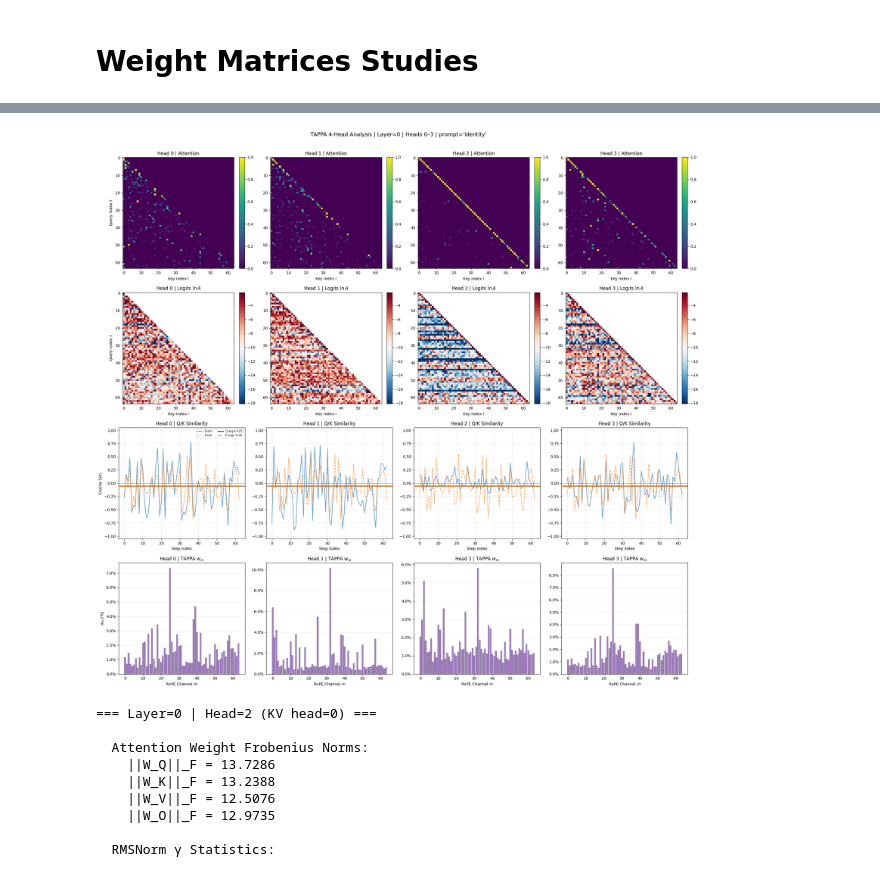
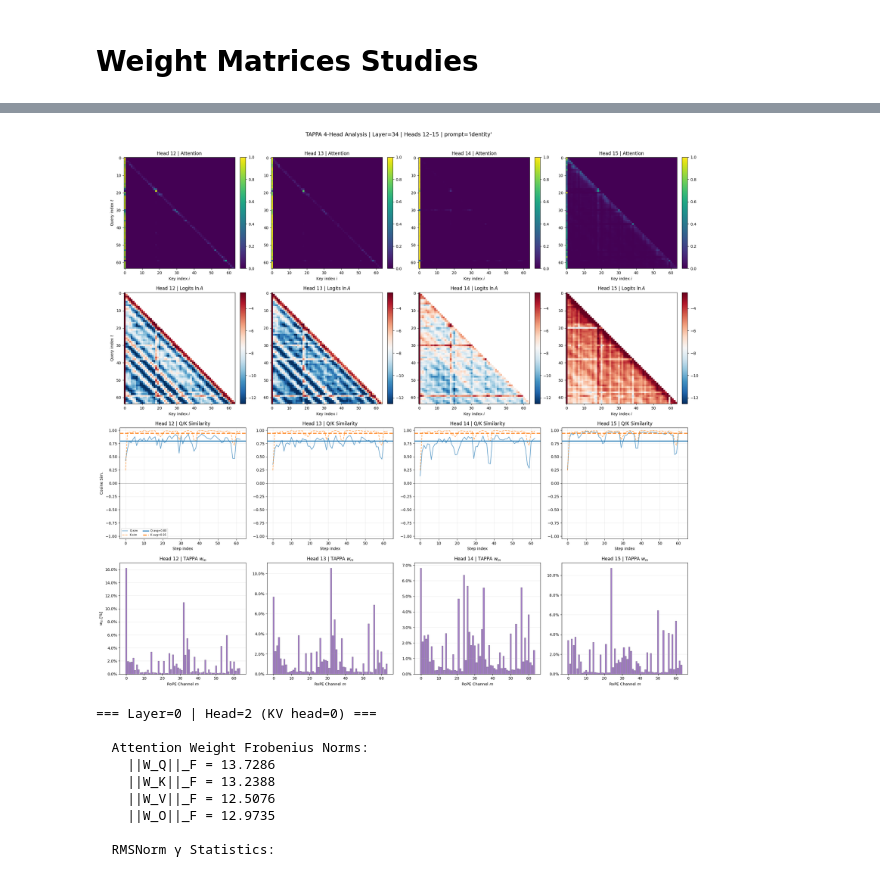
Before and after one commit to raffaeledagostino/sparse-attention-patterns, a Jupyter notebook: features_exploration.ipynb, the cells around one changed output, grey strips where cells are left out. Cells and saved outputs as stored; diff of their text form; code cells hidden in the pictures.

```diff
--- a/features_exploration.ipynb
+++ b/features_exploration.ipynb
@@ -897,36 +897,36 @@ def plot_four_heads_tappa(
         ax3.set_title(f"Head {head_idx} | TAPPA $w_m$")
         ax3.set_xlabel("RoPE Channel $m$")
         ax3.set_ylabel("$w_m$ [%]" if col == 0 else "")
         ax3.yaxis.set_major_formatter(plt.FuncFormatter(lambda y, _: f"{y:.1f}%"))
         ax3.grid(alpha=0.25, axis="y")
 
     plt.tight_layout()
     plt.show()
 
     return {
         "attention_matrices":  attn_matrices,
         "logit_matrices":      logit_matrices,
         "q_sims":              q_sims,
         "k_sims":              k_sims,
         "q_avg":               q_avg,
         "k_avg":               k_avg,
         "w_m_pcts":            w_m_pcts,
         "rope_cos":            rope_cos,
         # ── Aggiunte necessarie ──
         "q_proj_full":         q_proj_full,   # [t, num_heads, head_dim]
         "k_proj_full":         k_proj_full,   # [t, num_kv_heads, head_dim]
     }
 
 # Example usage:
 results = plot_four_heads_tappa(
     model=model,
-    layer_idx=0,
-    first_head_idx=0,
+    layer_idx=34,
+    first_head_idx=12,
     seq_len=64,
     prompt_type="identity",
 )
 # %% [output]
-[figure, old version]
+[figure, new version]
 # %%
 @torch.inference_mode()
 def print_head_weight_norms(model, layer_idx: int, head_idx: int) -> dict:
```
Also changed, not shown: 2 other files.
